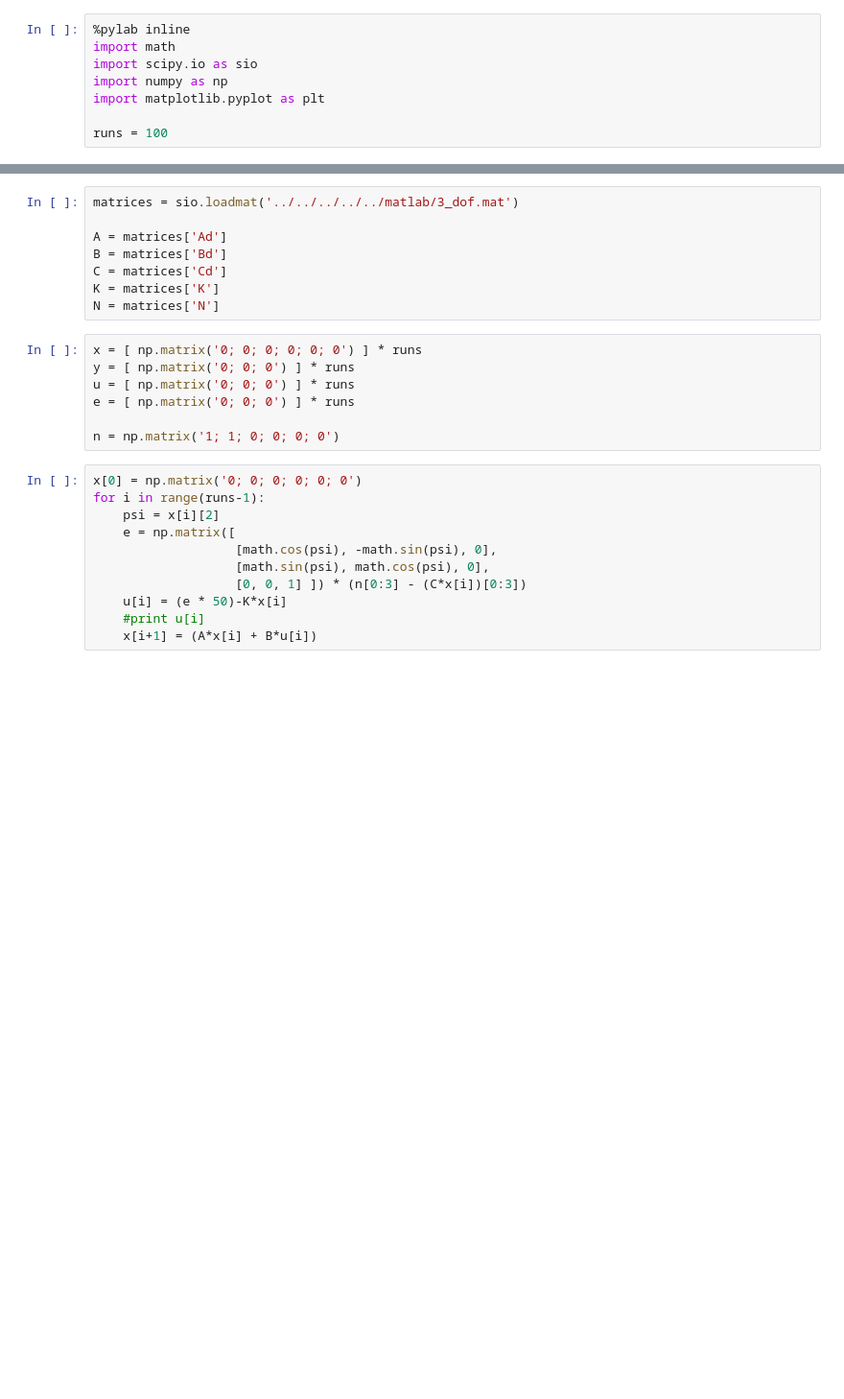
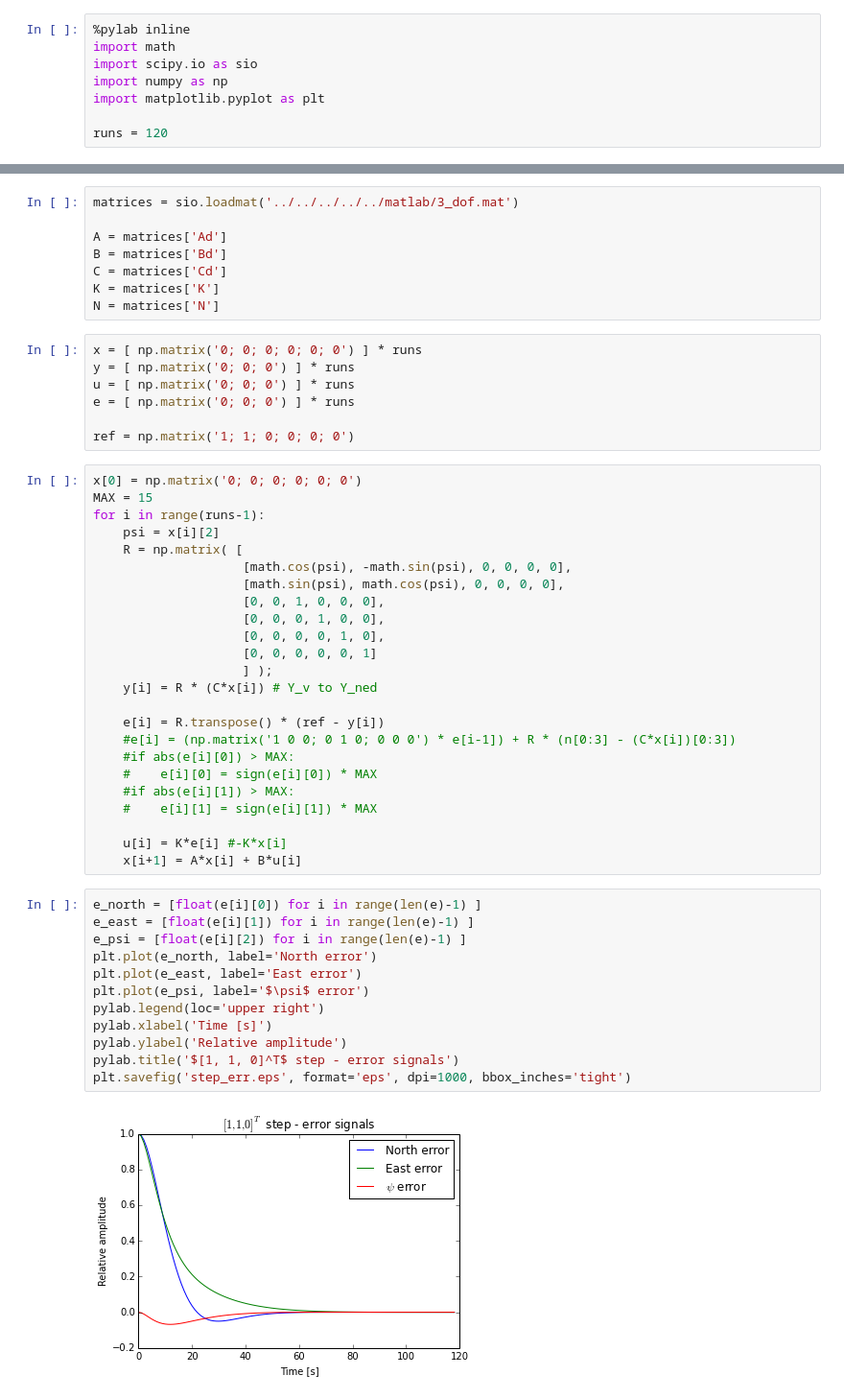
Before and after one commit to lbromo/aauship-formation, a Jupyter notebook: code/hli/ros/src/aauship/scripts/State feedback control.ipynb, the cells around one changed output, grey strips where cells are left out. Shown at 96% size. Saved outputs shown, nothing was run; the diff lists cells and outputs as text; blank space fills up the shorter version.

Commit message:
Plotting stuff i ipython notebook

```diff
--- a/code/hli/ros/src/aauship/scripts/State feedback control.ipynb
+++ b/code/hli/ros/src/aauship/scripts/State feedback control.ipynb
@@ -5,6 +5,6 @@ import scipy.io as sio
 import numpy as np
 import matplotlib.pyplot as plt
 
-runs = 100
+runs = 120
 # %% [output]
 Populating the interactive namespace from numpy and matplotlib
@@ -22,16 +24,43 @@ y = [ np.matrix('0; 0; 0') ] * runs
 u = [ np.matrix('0; 0; 0') ] * runs
 e = [ np.matrix('0; 0; 0') ] * runs
 
-n = np.matrix('1; 1; 0; 0; 0; 0')
+ref = np.matrix('1; 1; 0; 0; 0; 0')
 # %%
 x[0] = np.matrix('0; 0; 0; 0; 0; 0')
+MAX = 15
 for i in range(runs-1):
     psi = x[i][2]
-    e = np.matrix([
-                   [math.cos(psi), -math.sin(psi), 0],
-                   [math.sin(psi), math.cos(psi), 0],
-                   [0, 0, 1] ]) * (n[0:3] - (C*x[i])[0:3])
-    u[i] = (e * 50)-K*x[i]
-    #print u[i]
-    x[i+1] = (A*x[i] + B*u[i])
+    R = np.matrix( [
+                    [math.cos(psi), -math.sin(psi), 0, 0, 0, 0],
+                    [math.sin(psi), math.cos(psi), 0, 0, 0, 0],
+                    [0, 0, 1, 0, 0, 0],
+                    [0, 0, 0, 1, 0, 0],
+                    [0, 0, 0, 0, 1, 0],
+                    [0, 0, 0, 0, 0, 1]
+                    ] );
+    y[i] = R * (C*x[i]) # Y_v to Y_ned
+
+    e[i] = R.transpose() * (ref - y[i])
+    #e[i] = (np.matrix('1 0 0; 0 1 0; 0 0 0') * e[i-1]) + R * (n[0:3] - (C*x[i])[0:3])
+    #if abs(e[i][0]) > MAX:
+    #    e[i][0] = sign(e[i][0]) * MAX
+    #if abs(e[i][1]) > MAX:
+    #    e[i][1] = sign(e[i][1]) * MAX
+
+    u[i] = K*e[i] #-K*x[i]
+    x[i+1] = A*x[i] + B*u[i]
+# %%
+e_north = [float(e[i][0]) for i in range(len(e)-1) ]
+e_east = [float(e[i][1]) for i in range(len(e)-1) ]
+e_psi = [float(e[i][2]) for i in range(len(e)-1) ]
+plt.plot(e_north, label='North error')
+plt.plot(e_east, label='East error')
+plt.plot(e_psi, label='$\psi$ error')
+pylab.legend(loc='upper right')
+pylab.xlabel('Time [s]')
+pylab.ylabel('Relative amplitude')
+pylab.title('$[1, 1, 0]^T$ step - error signals')
+plt.savefig('step_err.eps', format='eps', dpi=1000, bbox_inches='tight')
+# %% [output]
+[figure, added]
 # %%
```
Also changed, not shown: parts of 8 cells of this notebook.
